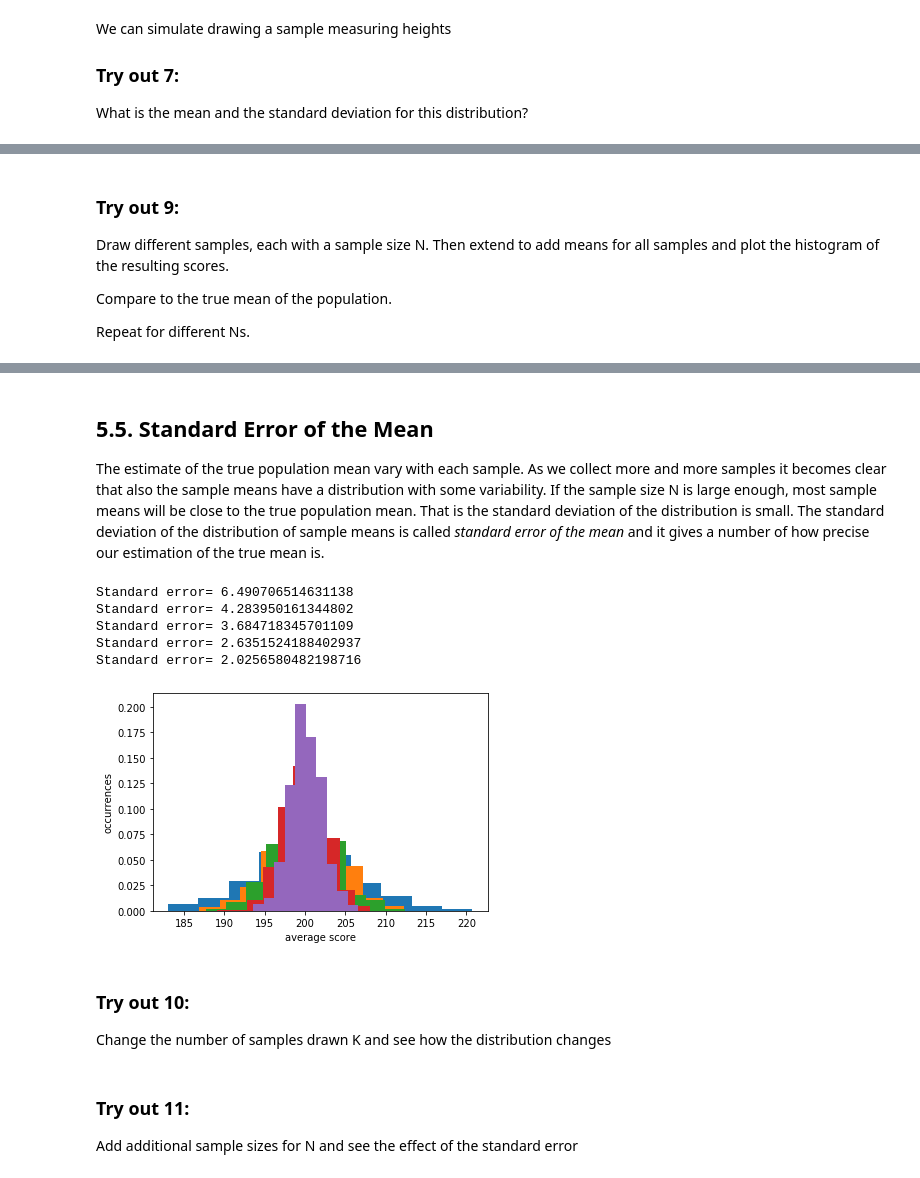
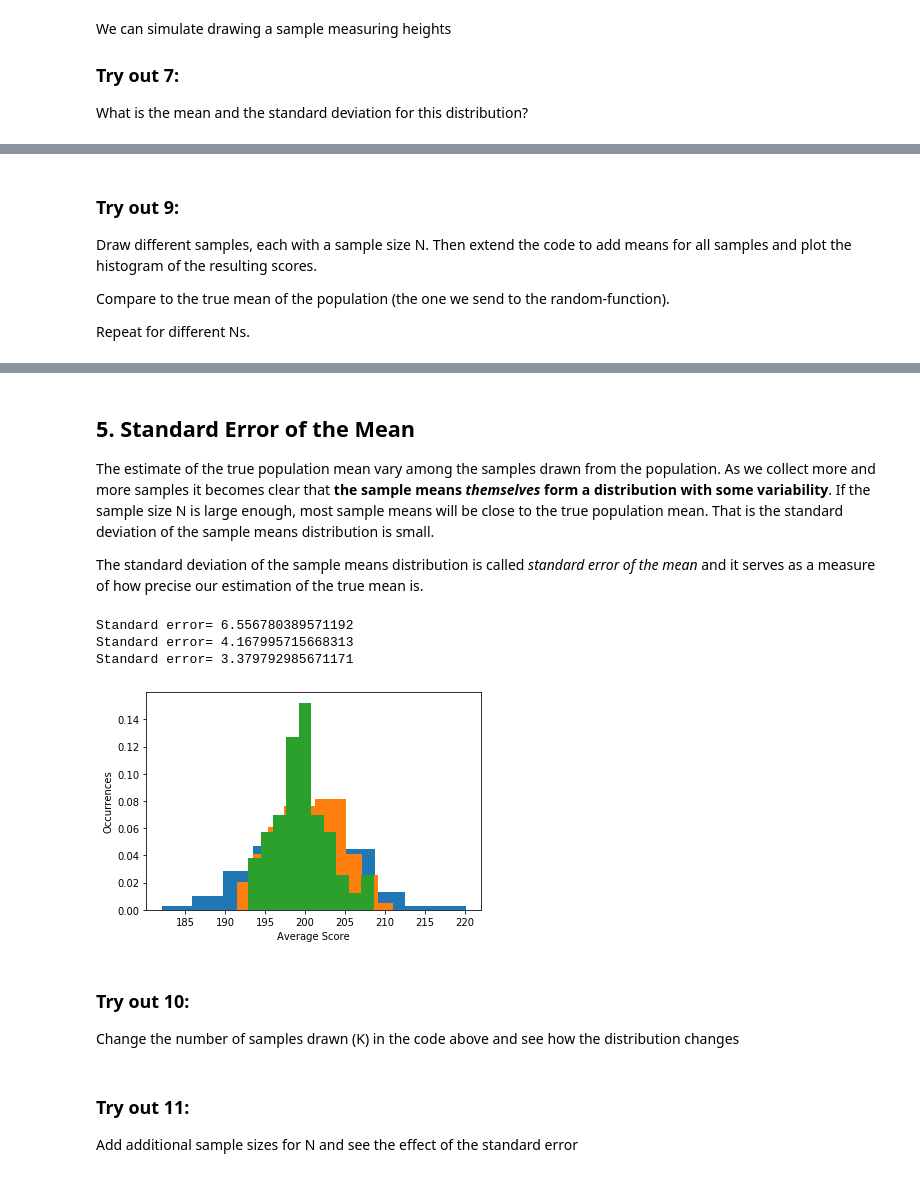
Before and after one commit to sofiadahl/Design_and_Analysis_of_Experiments, a Jupyter notebook: DAE4_Descriptive.ipynb, the cells around one changed output, grey strips where cells are left out. Drawn from its saved outputs; the diff is of its cells as text; code cells hidden in the pictures.

```diff
--- a/DAE4_Descriptive.ipynb
+++ b/DAE4_Descriptive.ipynb
@@ -237,8 +262,8 @@ As our sample size N increases it will start to approach the whole population, s
 # %% [markdown]
 ### Try out 9:
-Draw different samples, each with a sample size N. Then extend to add means for all samples and plot the histogram of the resulting scores.
+Draw different samples, each with a sample size N. Then extend the code to add means for all samples and plot the histogram of the resulting scores.
 
-Compare to the true mean of the population.
+Compare to the true mean of the population (the one we send to the random-function).
 
 Repeat for different Ns.
 # %%
@@ -262,38 +287,45 @@ allmeans= [np.mean(sample1), np.mean(sample2)]
 # %% [markdown]
 <a id= 'StandardError'> </a>
 # %% [markdown]
-## 5.5. Standard Error of the Mean
+## 5. Standard Error of the Mean
 
-The estimate of the true population mean vary with each sample. As we collect more and more samples it becomes clear that also the sample means have a distribution with some variability. If the sample size N is large enough, most sample means will be close to the true population mean. That is the standard deviation of the distribution is small.
-The standard deviation of the distribution of sample means is called *standard error of the mean* and it gives a number of how precise our estimation of the true mean is.
+The estimate of the true population mean vary among the samples drawn from the population. As we collect more and more samples it becomes clear that **the sample means *themselves* form a distribution with some variability**. If the sample size N is large enough, most sample means will be close to the true population mean. That is the standard deviation of the sample means distribution is small.
+
+The standard deviation of the sample means distribution is called *standard error of the mean* and it serves as a measure of how precise our estimation of the true mean is.
 # %%
-#The effect of sample size on standard error of the mean can be seen
+# The effect of sample size on standard error of the mean can be seen
 # by drawing K samples, each of size N, calculating sample means and plot them.
 
-K=1000 #how many samples
-N=[10, 20, 30, 50, 100] #sample sizes
+# K is the number of samples we draw
+K = 100
 
+# N contains the sample sizes we are comparing
+N=[10, 20, 30]
+
+# Initialize an array for the sample means
 meanarr=np.zeros(K, float)
 
-for i in range(0,len(N)):
-    for j in range(0,K):
-       score=np.random.normal(200,20,N[i]) #generate vector with scores
-       meanarr[j]=score.mean()# calculate the means for K=j and sample of size
-    count, bins, ignored =plt.hist(meanarr, density=True) #plot histogram with K means
-    print('Standard error=', meanarr.std()) #print the standard error for each N
-plt.ylabel('occurrences')
-plt.xlabel('average score')
+for i in range(0,len(N)):                                   # For each sample size...
+    for j in range(0,K):                                    # For each individual sample of that size...
+       score=np.random.normal(200,20,N[i])                  # Generate normally-distributed sample vector
+       meanarr[j]=score.mean()                              # calculate the sample mean
+    count, bins, ignored =plt.hist(meanarr, density=True)   # plot histogram with K means (corresponding to one sample size)
+    print('Standard error=', meanarr.std())                 # print the standard error for each sample size
+
+plt.ylabel('Occurrences')
+plt.xlabel('Average Score')
 plt.show()
+
+# The plot shows that the larger samples have means that closer to the true population mean
+# Hence they have a higher peak, with lower standard deviation (bell width)
 # %% [output]
-Standard error= 6.490706514631138
-Standard error= 4.283950161344802
-Standard error= 3.684718345701109
-Standard error= 2.6351524188402937
-Standard error= 2.0256580482198716
+Standard error= 6.556780389571192
+Standard error= 4.167995715668313
+Standard error= 3.379792985671171
-[figure, old version]
+[figure, new version]
 # %% [markdown]
 ### Try out 10:
-Change the number of samples drawn K and see how the distribution changes
+Change the number of samples drawn (K) in the code above and see how the distribution changes
 # %%
 # TRY OUT: Change the number of samples drawn K and see how the distribution changes
 # %% [markdown]
```
Also changed, not shown: parts of 21 cells of this notebook.
